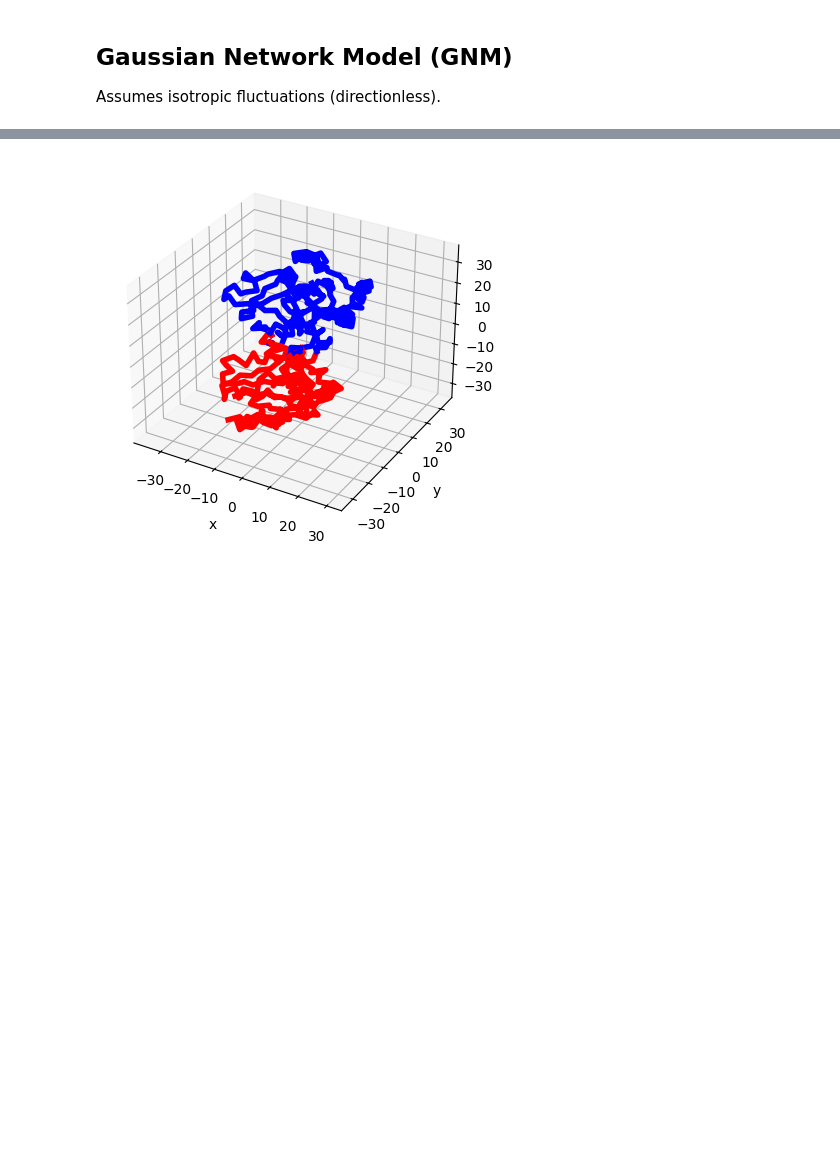
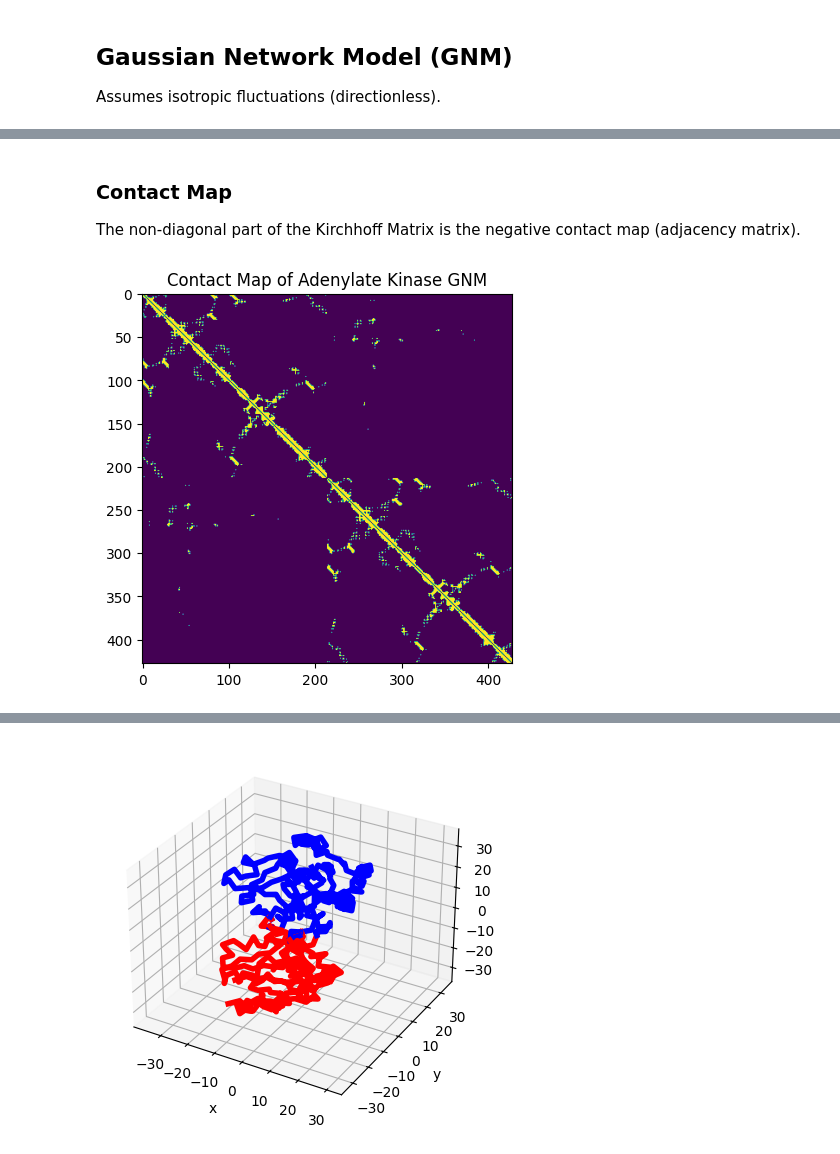
Before and after one commit to georgead01/4ake_enm_analysis, a Jupyter notebook: enm_analysis.ipynb, the cells around one changed output, grey strips where cells are left out. Drawn from its saved outputs; the diff is of its cells as text; code cells hidden in the pictures; blank space fills up the shorter version.

```diff
--- a/enm_analysis.ipynb
+++ b/enm_analysis.ipynb
@@ -27,0 +62,13 @@ gnm.calcModes()
+# %% [markdown]
+### Contact Map
+
+The non-diagonal part of the Kirchhoff Matrix is the negative contact map (adjacency matrix).
+# %%
+adjacency = -kirchhoff
+adjacency = np.where(adjacency >= 0, adjacency, 0)
+
+plt.title('Contact Map of Adenylate Kinase GNM')
+plt.imshow(adjacency)
+plt.show()
+# %% [output]
+[figure, added]
```
Also changed, not shown: parts of 26 cells of this notebook, 2 other files.
